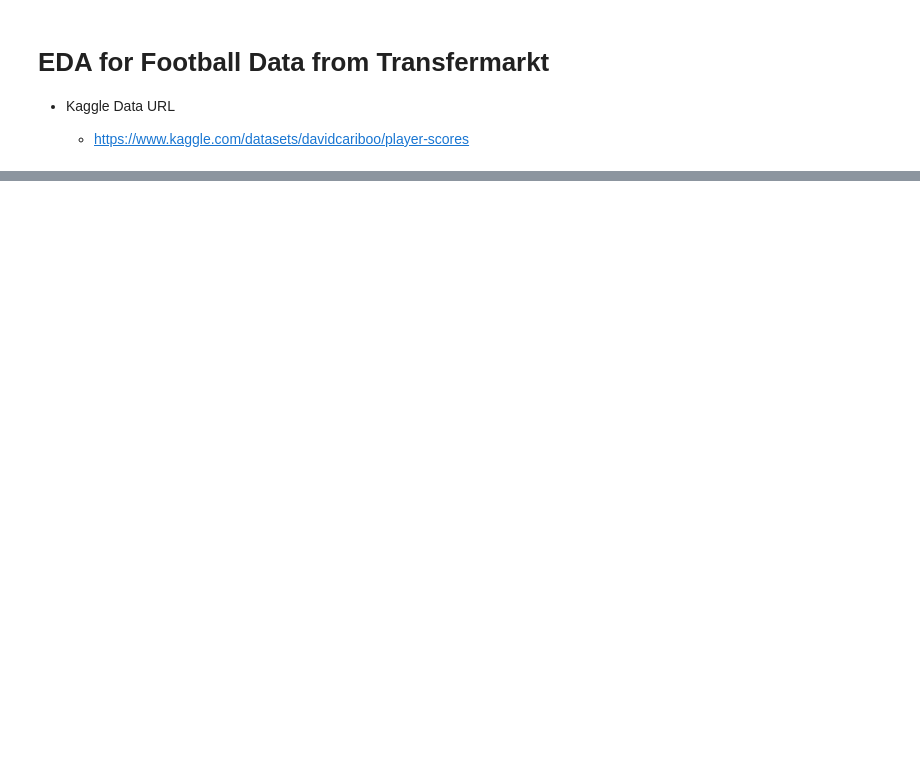
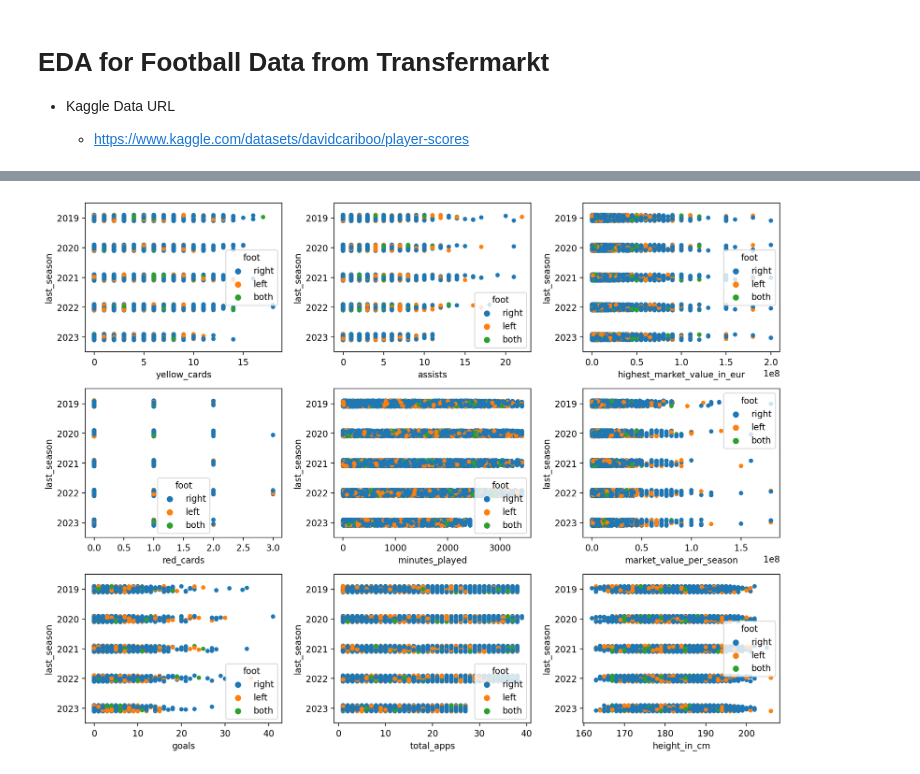
Before and after one commit to wjco/DAStudy-sat, a Jupyter notebook: Tek/football-data-from-transfermarkt/eda-football-data-from-transfermarkt.ipynb, the cells around one changed output, grey strips where cells are left out. Cells and saved outputs as stored; diff of their text form; code cells hidden in the pictures; blank space fills up the shorter version.

```diff
--- a/Tek/football-data-from-transfermarkt/eda-football-data-from-transfermarkt.ipynb
+++ b/Tek/football-data-from-transfermarkt/eda-football-data-from-transfermarkt.ipynb
@@ -37,0 +150,16 @@ import missingno as msno
+# %%
+# subplot 생성
+nrows, ncols = 3, 3
+fig, axes = plt.subplots(nrows, ncols, figsize=(12, 9))
+
+# flatten()을 통해 axes를 1차원 array로 펴줘야 한다
+axes = axes.T.flatten()
+
+for col, ax in zip(num_cols, axes):
+    # sns.boxplot(data=df, x=col, ax=ax, hue="last_season")
+    sns.stripplot(data=df, x=col, ax=ax, y="last_season", hue="foot")
+
+fig.tight_layout()
+plt.show()
+# %% [output]
+[figure, added]
```
Also changed, not shown: parts of 12 cells of this notebook, 4 other files.
